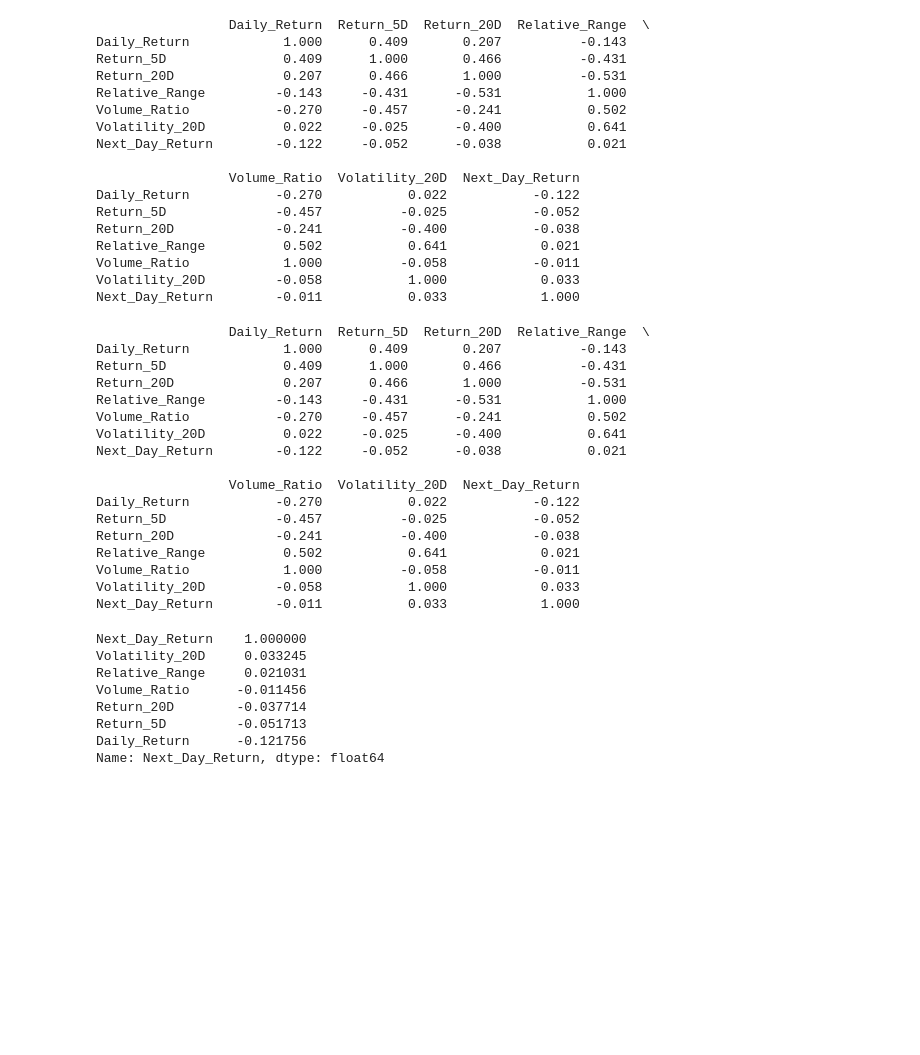
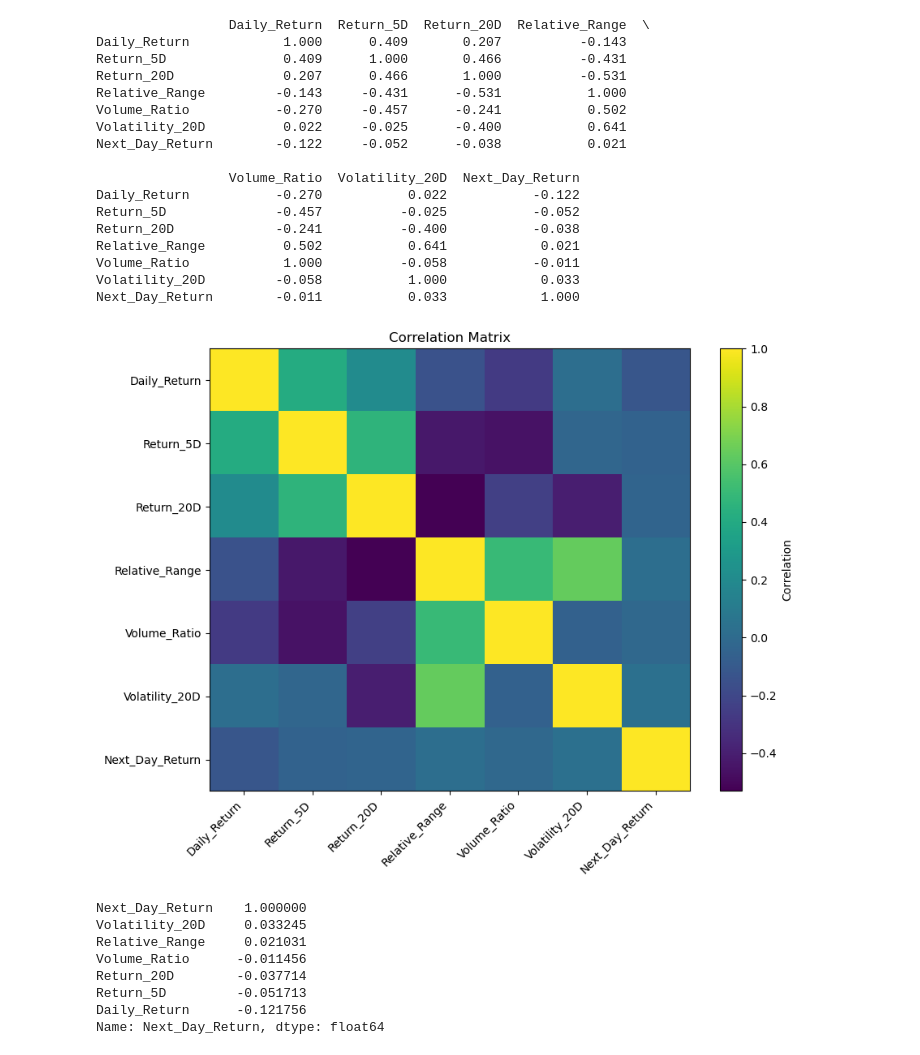
Before and after one commit to channguyenhon/CSIS3360-SPY-Stock-Analysis, a Jupyter notebook: Linear Regression.ipynb, the cells around one changed output. Drawn from its saved outputs; the diff is of its cells as text; code cells hidden in the pictures; blank space fills up the shorter version.

```diff
--- a/Linear Regression.ipynb
+++ b/Linear Regression.ipynb
@@ -413,30 +433,34 @@ Relative_Range          0.502           0.641            0.021
 Volume_Ratio            1.000          -0.058           -0.011
 Volatility_20D         -0.058           1.000            0.033
 Next_Day_Return        -0.011           0.033            1.000
-# %%
-correlation_matrix = model_df[
-    features + ["Next_Day_Return"]
-].corr()
-
-print(correlation_matrix.round(3))
-# %% [output]
-                 Daily_Return  Return_5D  Return_20D  Relative_Range  \
-Daily_Return            1.000      0.409       0.207          -0.143
-Return_5D               0.409      1.000       0.466          -0.431
-Return_20D              0.207      0.466       1.000          -0.531
-Relative_Range         -0.143     -0.431      -0.531           1.000
-Volume_Ratio           -0.270     -0.457      -0.241           0.502
-Volatility_20D          0.022     -0.025      -0.400           0.641
-Next_Day_Return        -0.122     -0.052      -0.038           0.021
-
-                 Volume_Ratio  Volatility_20D  Next_Day_Return
-Daily_Return           -0.270           0.022           -0.122
-Return_5D              -0.457          -0.025           -0.052
-Return_20D             -0.241          -0.400           -0.038
-Relative_Range          0.502           0.641            0.021
-Volume_Ratio            1.000          -0.058           -0.011
-Volatility_20D         -0.058           1.000            0.033
-Next_Day_Return        -0.011           0.033            1.000
+# %%
+plt.figure(figsize=(9, 7))
+
+plt.imshow(
+    correlation_matrix,
+    aspect="auto"
+)
+
+plt.colorbar(label="Correlation")
+
+plt.xticks(
+    range(len(correlation_matrix.columns)),
+    correlation_matrix.columns,
+    rotation=45,
+    ha="right"
+)
+
+plt.yticks(
+    range(len(correlation_matrix.index)),
+    correlation_matrix.index
+)
+
+plt.title("Correlation Matrix")
+
+plt.tight_layout()
+plt.show()
+# %% [output]
+[figure, added]
 # %%
 print(
     correlation_matrix["Next_Day_Return"]
```
Also changed, not shown: parts of 51 cells of this notebook.
